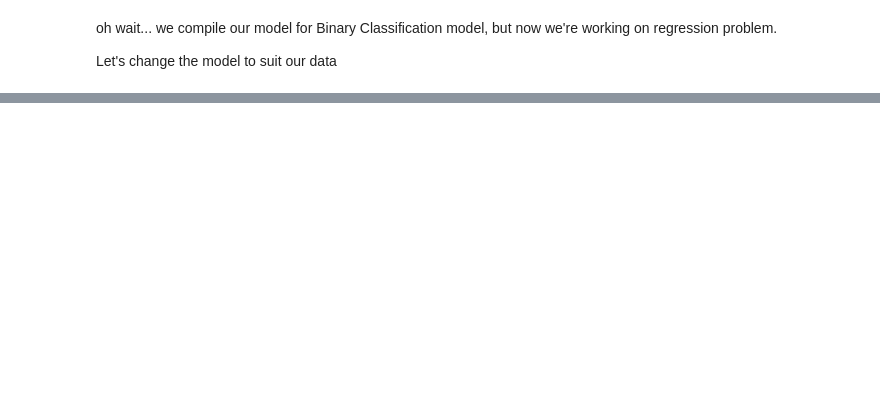
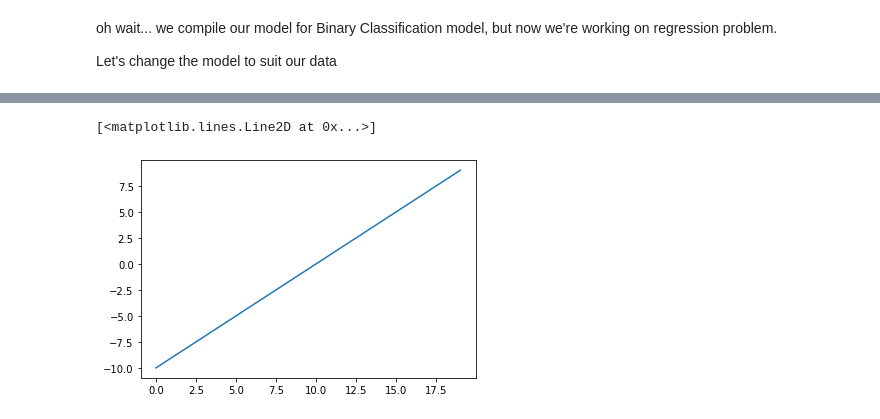
Before and after one commit to ranjeev3000/TensorFlow-Handson, a Jupyter notebook: 02_neural_network_classification_with_tensorflow_video.ipynb, the cells around one changed output, grey strips where cells are left out. Cells and saved outputs as stored; diff of their text form; code cells hidden in the pictures; blank space fills up the shorter version.

```diff
--- a/02_neural_network_classification_with_tensorflow_video.ipynb
+++ b/02_neural_network_classification_with_tensorflow_video.ipynb
@@ -343,0 +549,6 @@ plt.legend()
+# %%
+# Visualize our toy tensor
+plt.plot(A)
+# %% [output]
+[<matplotlib.lines.Line2D at 0x...>]
+[figure, added]
```
Also changed, not shown: parts of 74 cells of this notebook.
